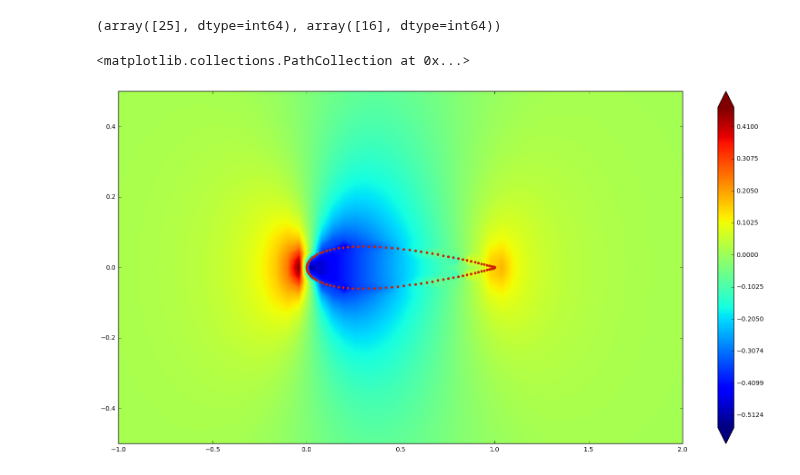
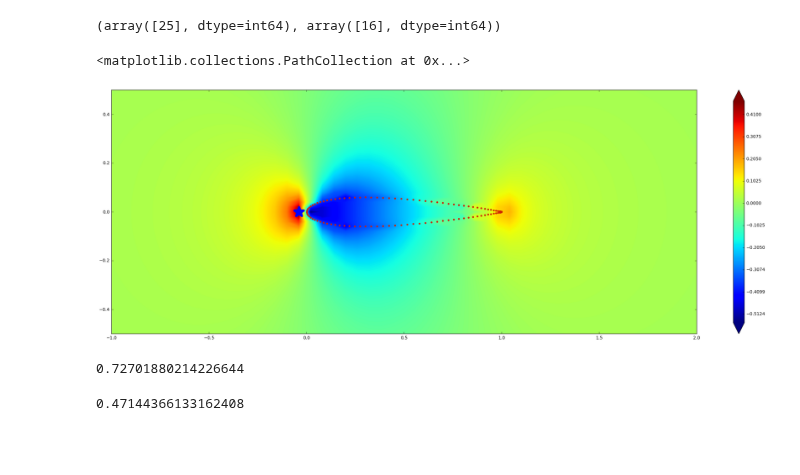
Before and after one commit to iamisrapel/MAE6226, a Jupyter notebook: 03_assignment.ipynb, the cells around one changed output. Drawn from its saved outputs; the diff is of its cells as text; code cells hidden in the pictures; blank space fills up the shorter version.

```diff
--- a/03_assignment.ipynb
+++ b/03_assignment.ipynb
@@ -16,7 +16,7 @@ u = 0
 v = 0
 psi = 0
 
-for i in range (100):
+for i in range (len(x_sources)):
     u_linshi = sigmas[i]/(2*math.pi) * (X-x_sources[i])/((X-x_sources[i])**2 + (Y - y_sources[i])**2)
     v_linshi = sigmas[i]/(2*math.pi) * (Y-y_sources[i])/((X-x_sources[i])**2 + (Y - y_sources[i])**2)
     psi_linshi = sigmas[i]/(2*math.pi) * numpy.arctan2(Y-y_sources[i], X-x_sources[i])
@@ -49,12 +53,21 @@ numpy.where(cp == numpy.max(cp))
 # %% [output]
 (array([25], dtype=int64), array([16], dtype=int64))
 # %%
-pyplot.figure(figsize=(20,10))
+pyplot.figure(figsize=(30,10))
 pyplot.xlim(-1,2)
 pyplot.ylim(-0.5,0.5)
 contf = pyplot.contourf(X, Y, cp, levels=numpy.linspace(numpy.min(cp), numpy.max(cp), 1000), extend='both')
 cbar = pyplot.colorbar(contf)
 pyplot.scatter(x_sources, y_sources, s=10, color='#CD2305', marker='o', linewidth=1)
+pyplot.scatter(x[16],y[25],s = 500, color = 'b',marker = '*',linewidth = 5)
 # %% [output]
 <matplotlib.collections.PathCollection at 0x...>
-[figure, old version]
+[figure, new version]
+# %%
+numpy.min((u**2 + v**2)**0.5)
+# %% [output]
+0.72701880214226644
+# %%
+numpy.max(cp)
+# %% [output]
+0.47144366133162408
```
Also changed, not shown: parts of 2 cells of this notebook.
